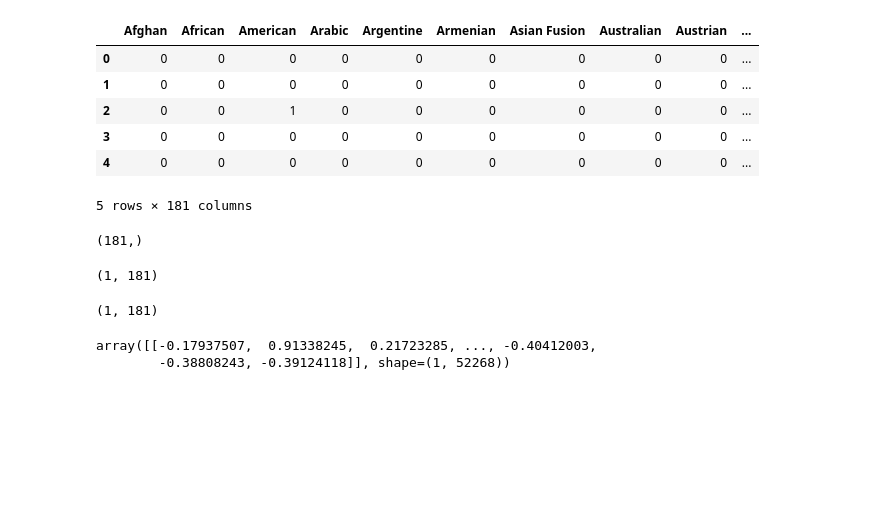
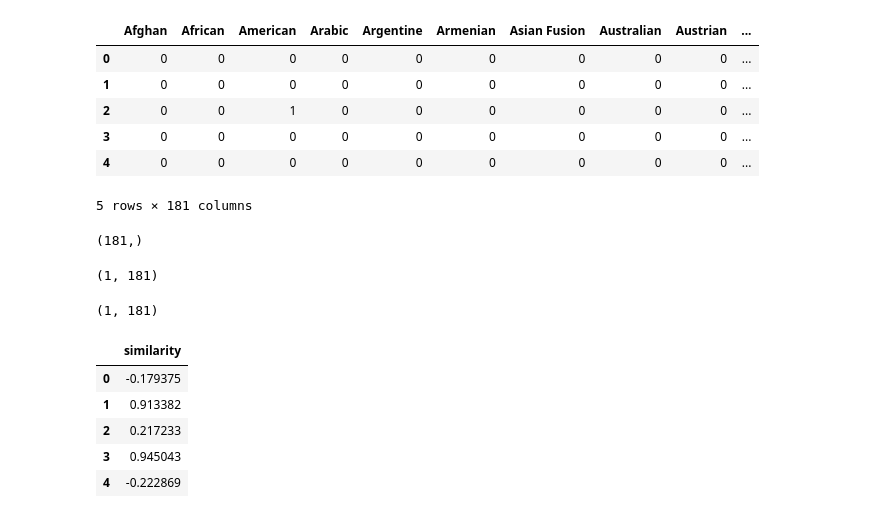
Before and after one commit to egaverilla-thestudent/Restaurant-Recommendation-System-Redux, a Jupyter notebook: notebooks/03_feature_engineering.ipynb, the cells around one changed output. Drawn from its saved outputs; the diff is of its cells as text; code cells hidden in the pictures; blank space fills up the shorter version.

```diff
--- a/notebooks/03_feature_engineering.ipynb
+++ b/notebooks/03_feature_engineering.ipynb
@@ -482,11 +482,20 @@ selected_vector.shape
 (1, 181)
 # %%
 from sklearn.metrics.pairwise import cosine_similarity
+import numpy as np
 
-cosine_similarity(
+similarity_scores = cosine_similarity(
     selected_vector,
     recommendation_feature_matrix
 )
-# %% [output]
-array([[-0.17937507,  0.91338245,  0.21723285, ..., -0.40412003,
-        -0.38808243, -0.39124118]], shape=(1, 52268))
+# %%
+similarity_df = pd.DataFrame(similarity_scores.T, columns=["similarity"])
+
+similarity_df.head()
+# %% [output]
+|  | similarity |
+| 0 | -0.179375 |
+| 1 | 0.913382 |
+| 2 | 0.217233 |
+| 3 | 0.945043 |
+| 4 | -0.222869 |
```
Also changed, not shown: parts of 2 cells of this notebook, 1 other file.
